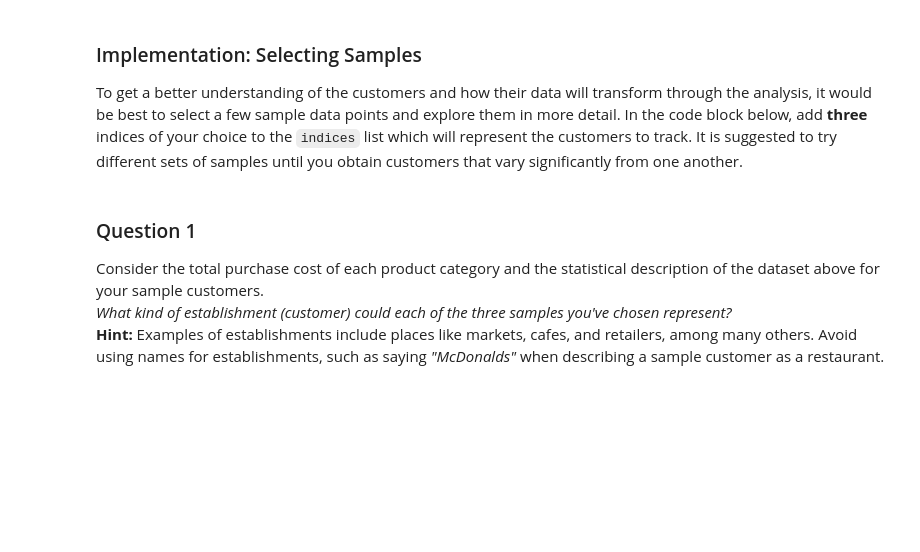
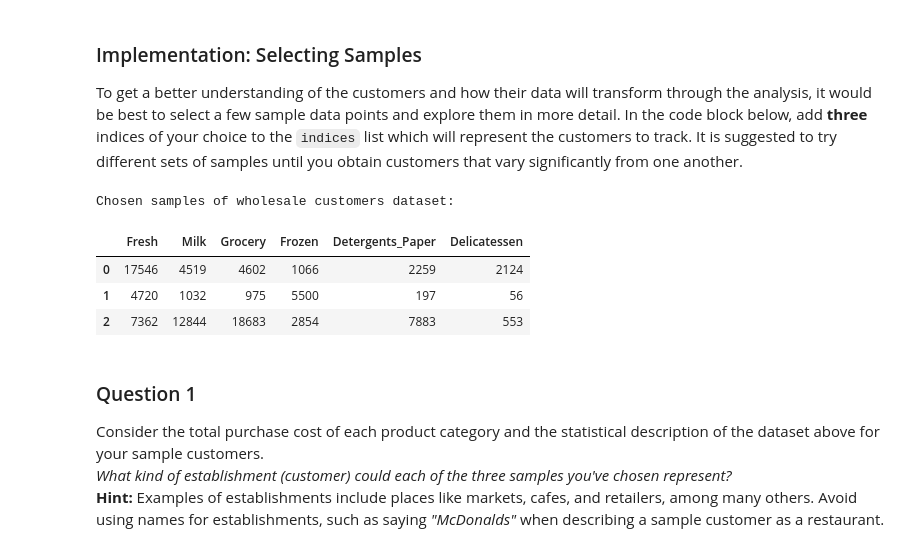
Before and after one commit to thomasmercier/udacity-project-customer-segments, a Jupyter notebook: customer_segments.ipynb, the cells around one changed output. Saved outputs shown, nothing was run; the diff lists cells and outputs as text; code cells hidden in the pictures; blank space fills up the shorter version.

```diff
--- a/customer_segments.ipynb
+++ b/customer_segments.ipynb
@@ -48,12 +60,18 @@ display(data.describe())
 To get a better understanding of the customers and how their data will transform through the analysis, it would be best to select a few sample data points and explore them in more detail. In the code block below, add **three** indices of your choice to the `indices` list which will represent the customers to track. It is suggested to try different sets of samples until you obtain customers that vary significantly from one another.
 # %%
 # TODO: Select three indices of your choice you wish to sample from the dataset
-indices = []
+indices = [20, 270, 407]
 
 # Create a DataFrame of the chosen samples
 samples = pd.DataFrame(data.loc[indices], columns = data.keys()).reset_index(drop = True)
 print "Chosen samples of wholesale customers dataset:"
 display(samples)
+# %% [output]
+Chosen samples of wholesale customers dataset:
+|  | Fresh | Milk | Grocery | Frozen | Detergents_Paper | Delicatessen |
+| 0 | 17546 | 4519 | 4602 | 1066 | 2259 | 2124 |
+| 1 | 4720 | 1032 | 975 | 5500 | 197 | 56 |
+| 2 | 7362 | 12844 | 18683 | 2854 | 7883 | 553 |
 # %% [markdown]
 ### Question 1
 Consider the total purchase cost of each product category and the statistical description of the dataset above for your sample customers.
```
Also changed, not shown: parts of 16 cells of this notebook.
